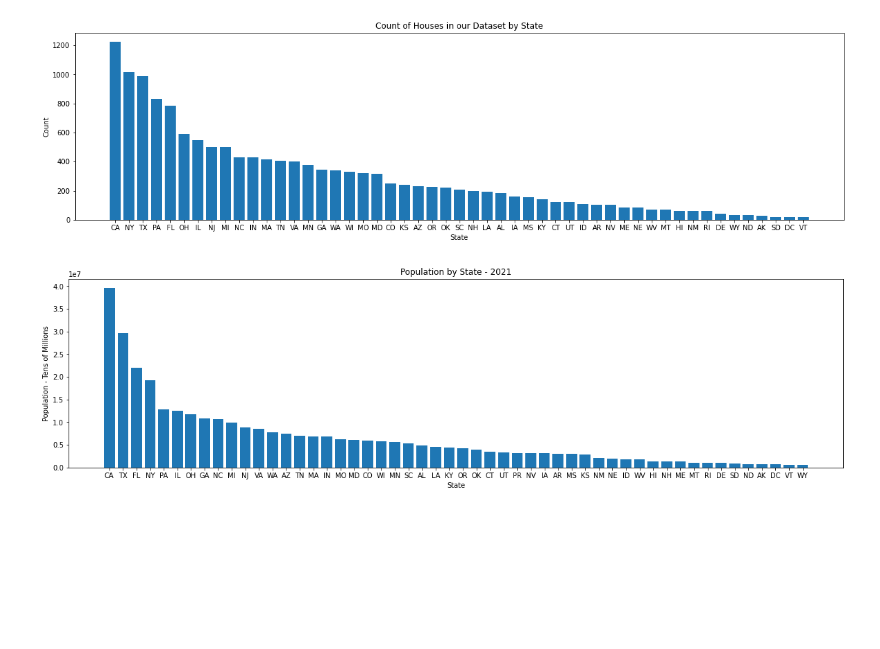
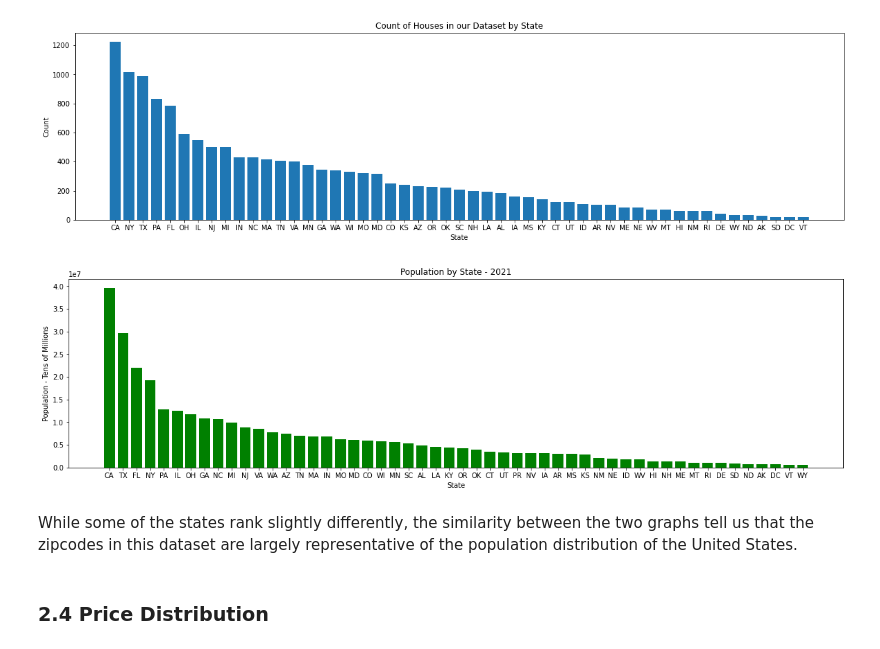
Before and after one commit to MellissaValle/Zillow_Real_Estate_Time_Series_analysis, a Jupyter notebook: Main Analysis Notebook.ipynb, the cells around one changed output. Saved outputs shown, nothing was run; the diff lists cells and outputs as text; code cells hidden in the pictures; blank space fills up the shorter version.

```diff
--- a/Main Analysis Notebook.ipynb
+++ b/Main Analysis Notebook.ipynb
@@ -78,21 +60,26 @@ plt.ylabel('Count');
 # %%
 # This dataframe will allow us to translate state names into their two letter codes
 code_df = pd.read_csv('Data/state_codes.csv', names=['State', 'Code']).dropna()
 
 # Turning the relevant columns into a dictionary for easy use
 code_dict = dict(zip(code_df['State'], code_df['Code']))
 
 # Importing the state population data from the csv we downloaded
 population = pd.read_csv('Data/State Populations.csv')
 
 # Making an ordered list of state codes to us in our bar chart
 state_codes = [code_dict[i] for i in population['State']]
 
 # Plotting the bar chart
 fig, ax = plt.subplots(figsize=(20, 5))
-plt.bar(state_codes, population['Pop'])
+plt.bar(state_codes, population['Pop'], color='green')
 plt.title('Population by State - 2021')
 plt.xlabel('State')
-plt.ylabel('Population - Tens of Millions');
+plt.ylabel('Population - Tens of Millions')
+plt.show()
 # %% [output]
-[figure, old version]
+[figure, new version]
+# %% [markdown]
+While some of the states rank slightly differently, the similarity between the two graphs tell us that the zipcodes in this dataset are largely representative of the population distribution of the United States.
+# %% [markdown]
+### 2.4 Price Distribution
```
Also changed, not shown: parts of 14 cells of this notebook.
